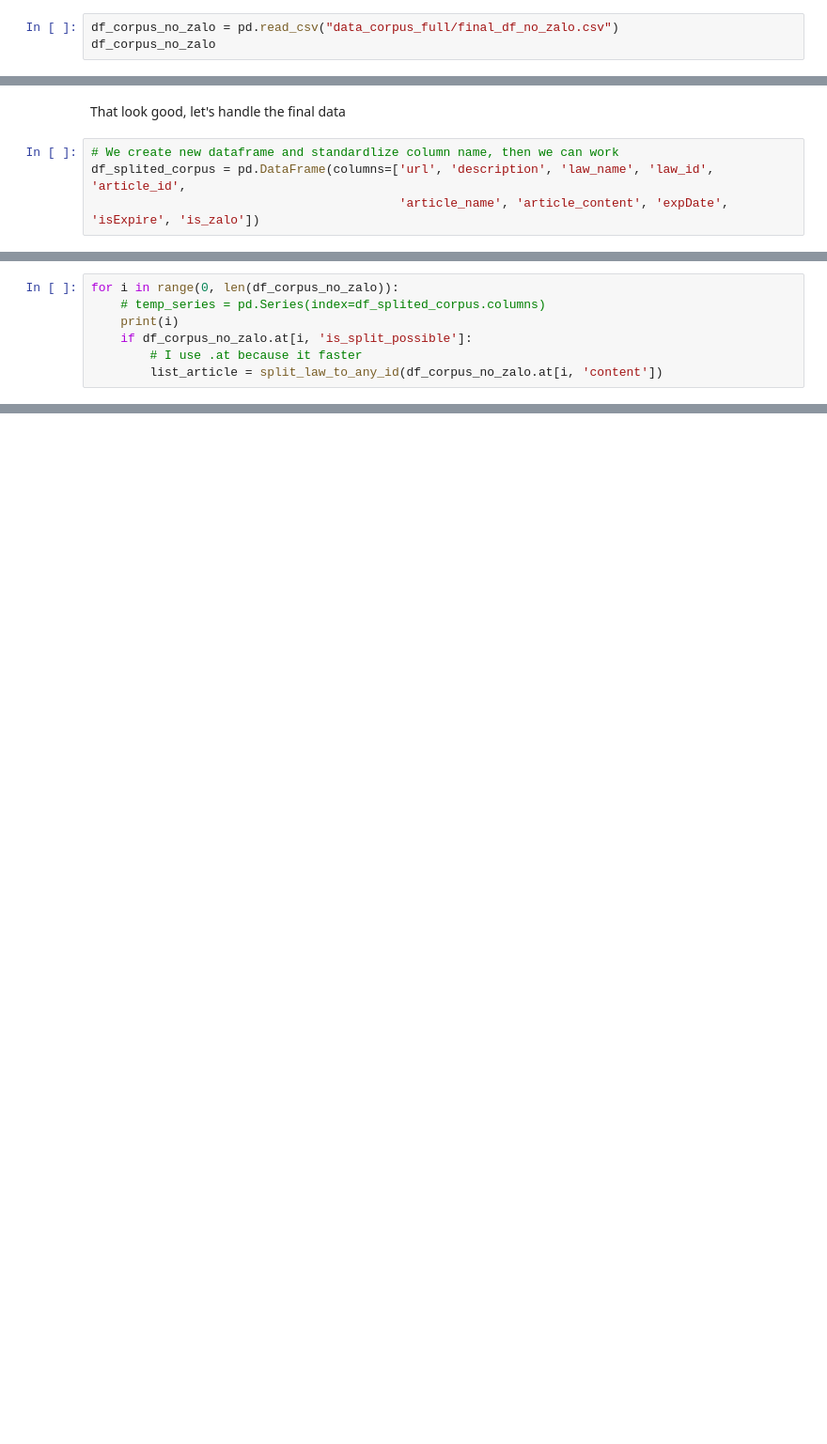
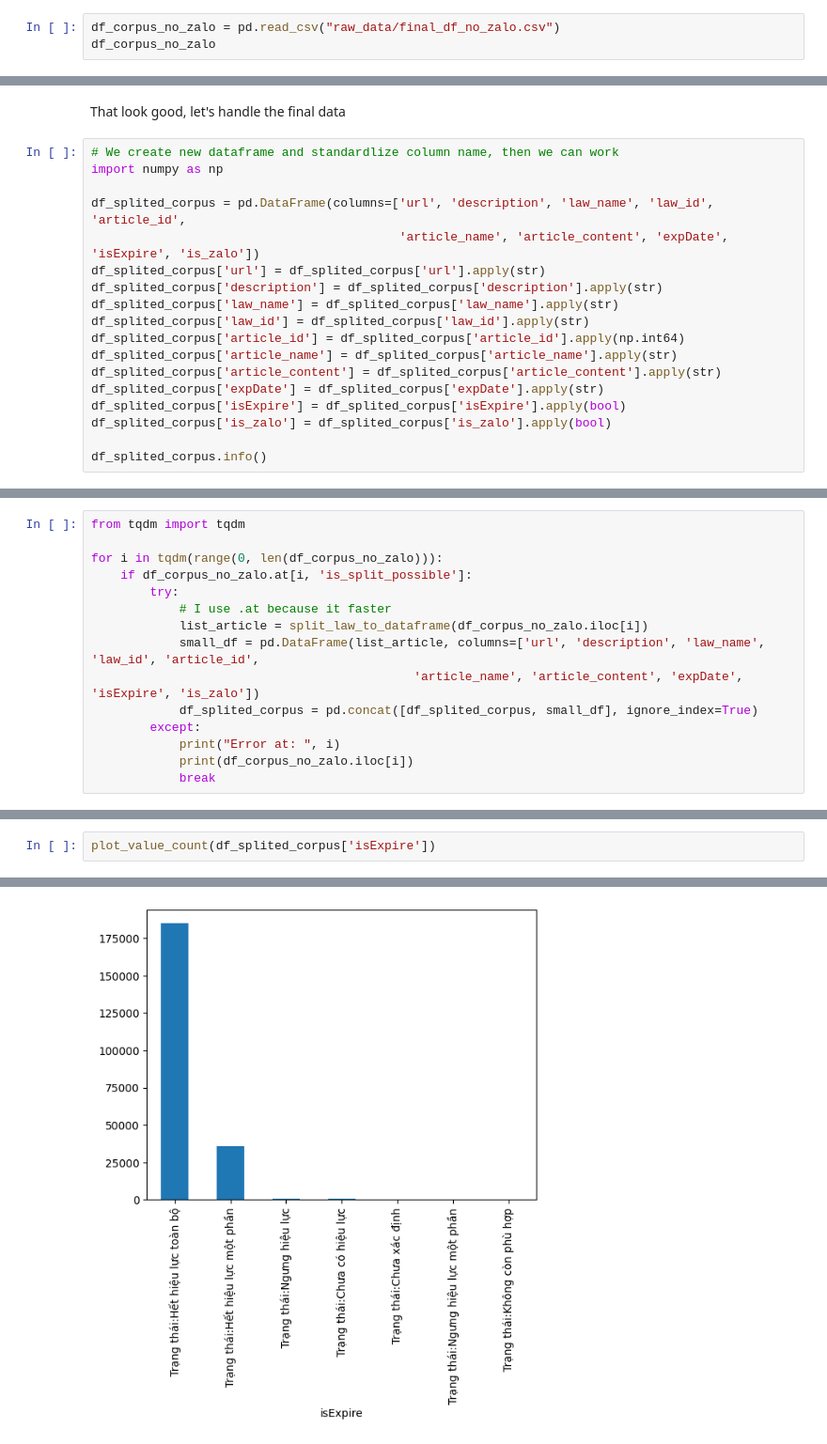
Before and after one commit to trongthanht3/vbpl_crawler, a Jupyter notebook: ProcesseCorpus.ipynb, the cells around one changed output, grey strips where cells are left out. Shown at 94% size. Saved outputs shown, nothing was run; the diff lists cells and outputs as text; blank space fills up the shorter version.

Commit message:
refactor: uploaded final splitted corpus no zalo

```diff
--- a/ProcesseCorpus.ipynb
+++ b/ProcesseCorpus.ipynb
@@ -1,7 +1,7 @@
 # %%
 import pandas as pd
 # %%
-df_corpus_no_zalo = pd.read_csv("data_corpus_full/final_df_no_zalo.csv")
+df_corpus_no_zalo = pd.read_csv("raw_data/final_df_no_zalo.csv")
 df_corpus_no_zalo
 # %% [output]
 |  | url | description | lawName | expDate | isExpire | content | is_content | lawNameRemoveText | ... |
@@ -151,5 +273,19 @@ chunking_not_split_text(df_corpus_no_zalo.iloc[1000]['content'])
 That look good, let's handle the final data
 # %%
 # We create new dataframe and standardlize column name, then we can work
+import numpy as np
+
 df_splited_corpus = pd.DataFrame(columns=['url', 'description', 'law_name', 'law_id', 'article_id',
                                           'article_name', 'article_content', 'expDate', 'isExpire', 'is_zalo'])
+df_splited_corpus['url'] = df_splited_corpus['url'].apply(str)
+df_splited_corpus['description'] = df_splited_corpus['description'].apply(str)
+df_splited_corpus['law_name'] = df_splited_corpus['law_name'].apply(str)
+df_splited_corpus['law_id'] = df_splited_corpus['law_id'].apply(str)
+df_splited_corpus['article_id'] = df_splited_corpus['article_id'].apply(np.int64)
+df_splited_corpus['article_name'] = df_splited_corpus['article_name'].apply(str)
+df_splited_corpus['article_content'] = df_splited_corpus['article_content'].apply(str)
+df_splited_corpus['expDate'] = df_splited_corpus['expDate'].apply(str)
+df_splited_corpus['isExpire'] = df_splited_corpus['isExpire'].apply(bool)
+df_splited_corpus['is_zalo'] = df_splited_corpus['is_zalo'].apply(bool)
+
+df_splited_corpus.info()
@@ -156,7 +339,15 @@ df_splited_corpus = pd.DataFrame(columns=['url', 'description', 'law_name', 'law
 # %%
-for i in range(0, len(df_corpus_no_zalo)):
-    # temp_series = pd.Series(index=df_splited_corpus.columns)
-    print(i)
+from tqdm import tqdm
+
+for i in tqdm(range(0, len(df_corpus_no_zalo))):
     if df_corpus_no_zalo.at[i, 'is_split_possible']:
-        # I use .at because it faster
-        list_article = split_law_to_any_id(df_corpus_no_zalo.at[i, 'content'])
+        try:
+            # I use .at because it faster
+            list_article = split_law_to_dataframe(df_corpus_no_zalo.iloc[i])
+            small_df = pd.DataFrame(list_article, columns=['url', 'description', 'law_name', 'law_id', 'article_id',
+                                            'article_name', 'article_content', 'expDate', 'isExpire', 'is_zalo'])
+            df_splited_corpus = pd.concat([df_splited_corpus, small_df], ignore_index=True)
+        except:
+            print("Error at: ", i)
+            print(df_corpus_no_zalo.iloc[i])
+            break
@@ -181,0 +362,3 @@ IndexError: list index out of range
+# %%
+plot_value_count(df_splited_corpus['isExpire'])
+# %% [output]
@@ -181,0 +374 @@ IndexError: list index out of range
+[figure, added]
```
Also changed, not shown: parts of 16 cells of this notebook.
